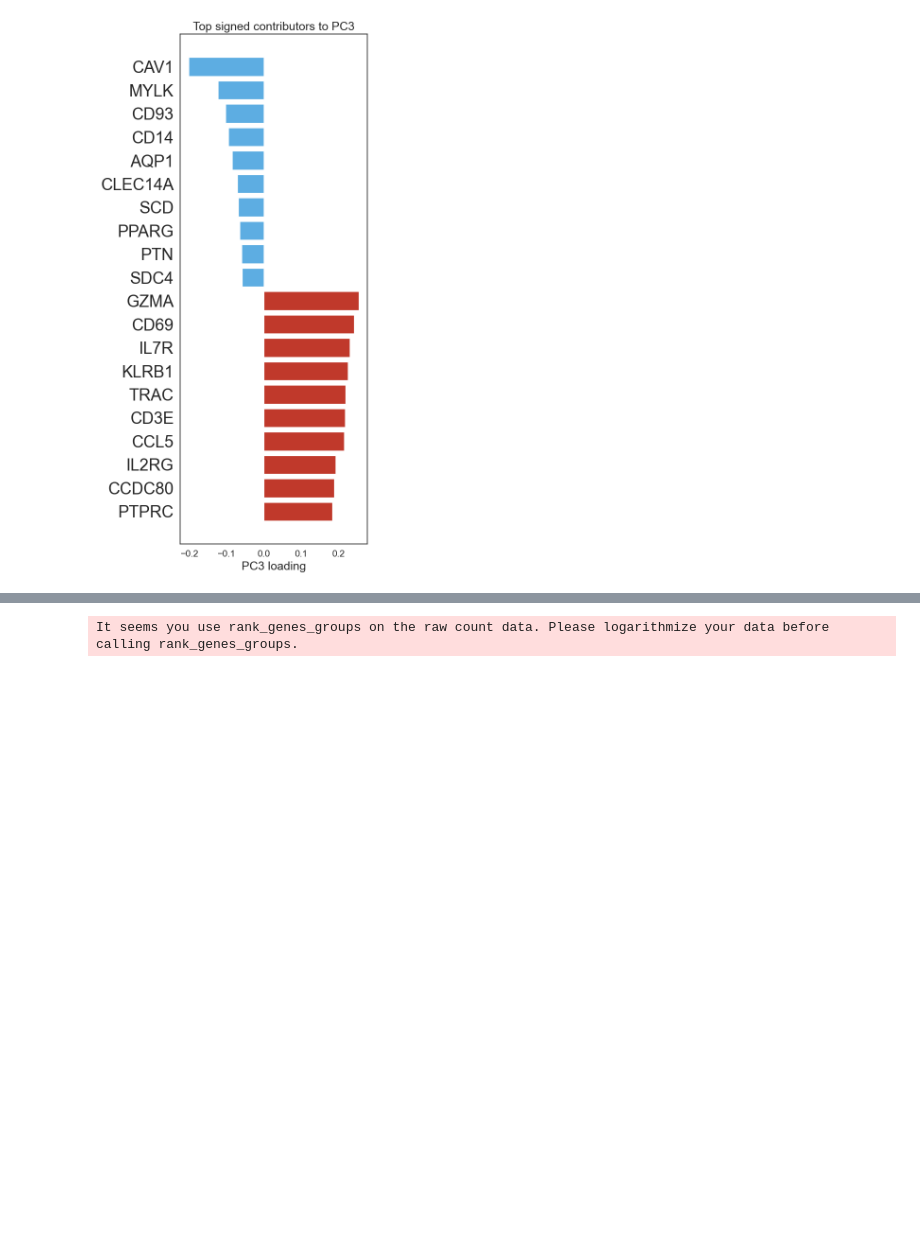
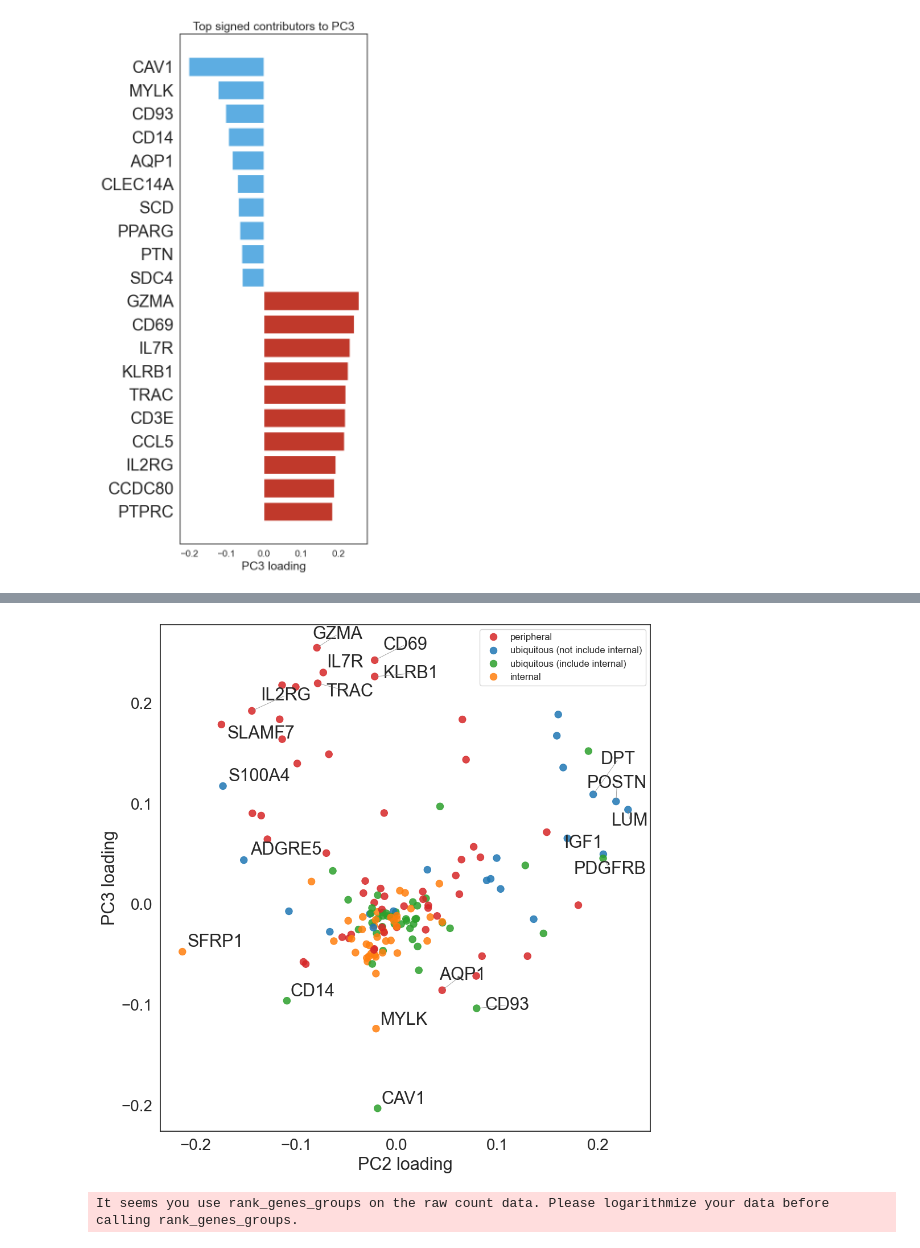
Before and after one commit to RyosukeNomural/SpatialCompassV, a Jupyter notebook: docs/tutorials/spatial_deg/index.ipynb, the cells around one changed output, grey strips where cells are left out. Drawn from its saved outputs; the diff is of its cells as text; code cells hidden in the pictures; blank space fills up the shorter version.

Commit message:
tutorials/spatial_deg/index.ipynb

```diff
--- a/docs/tutorials/spatial_deg/index.ipynb
+++ b/docs/tutorials/spatial_deg/index.ipynb
@@ -544,0 +384,99 @@ top_pca_genes = top_df["gene"].drop_duplicates().tolist()
+# %%
+import pandas as pd
+import numpy as np
+
+annotation_path = "../tutorial_data/breast_gene_annotate.csv"
+annotate_df = pd.read_csv(annotation_path)
+
+# ここは列名が分かってるなら列名で取るのが安全
+# 例：gene列=0, clu_num列=1 と仮定（あなたのコードに合わせる）
+gene_col = annotate_df.columns[0]
+clu_col  = annotate_df.columns[1]
+
+# clu_num を数値化（NaNはNaNのままにする）
+clu_num = pd.to_numeric(annotate_df[clu_col], errors="coerce")
+genes   = annotate_df[gene_col].astype(str)
+
+# 1–6 をラベル文字列へ（必要な分だけ）
+clu_to_anno = {
+    1: "peripheral",
+    2: "internal",
+    3: "low",
+    4: "ubiquitous (include internal)",
+    5: "ubiquitous (not include internal)",
+    # 6 があるならここに追加
+}
+
+# gene -> annotation の辞書（common_genes に限定）
+anno_map = {}
+for g, c in zip(genes, clu_num):
+    if pd.isna(c):
+        continue
+    c = int(c)
+    if c in clu_to_anno and g in common_genes:
+        anno_map[g] = clu_to_anno[c]
+
+loadings = report.loadings_
+
+pc_df = pd.DataFrame({
+    "PC2": loadings[:, 1],
+    "PC3": loadings[:, 2],
+    "feature": report.feature_names_
+})
+
+fig = px.scatter(
+    pc_df,
+    x="PC2",
+    y="PC3",
+    hover_name="feature",
+    title="PC2 vs PC3"
+)
+
+fig.update_layout(
+    xaxis_title="PC2 loading",
+    yaxis_title="PC3 loading",
+    height=600
+)
+
+fig.show()
+
+pc_df["annotation"] = pc_df["feature"].map(anno_map).fillna("unknown")
+palette = { "peripheral": "tab:red", "internal": "tab:orange", "ubiquitous (include internal)": "tab:green", "ubiquitous (not include internal)": "tab:blue" }
+plt.figure(figsize=(10, 10), facecolor="white")
+
+sns.scatterplot(
+    data=pc_df,
+    x="PC2",
+    y="PC3",
+    hue="annotation",
+    palette=palette,
+    s=80,
+    alpha=0.85,
+    edgecolor=None,
+)
+
+texts = []
+for _, row in pc_df.iterrows():
+    gene = row["feature"]
+    if gene in top_pca_genes:
+        texts.append(plt.text(row["PC2"], row["PC3"], gene,
+                              fontsize=22))
+
+adjust_text(
+    texts,
+    only_move={'points': 'y', 'text': 'xy'},
+    force_text=1.5,
+    force_points=1.0,
+    expand_text=(1.2, 1.3),
+    expand_points=(1.2, 1.3),
+    arrowprops=dict(arrowstyle="-", lw=0.5, color="gray")
+)
+
+plt.xlabel("PC2 loading", fontsize=22)
+plt.ylabel("PC3 loading", fontsize=22)
+plt.xticks(fontsize=20)
+plt.yticks(fontsize=20)
+plt.legend(fontsize=12, loc="best")
+plt.tight_layout()
+plt.show()
+# %% [output]
@@ -545 +485,2 @@ top_pca_genes = top_df["gene"].drop_duplicates().tolist()
+[figure, added]
 # %%
```
Also changed, not shown: parts of 11 cells of this notebook.
